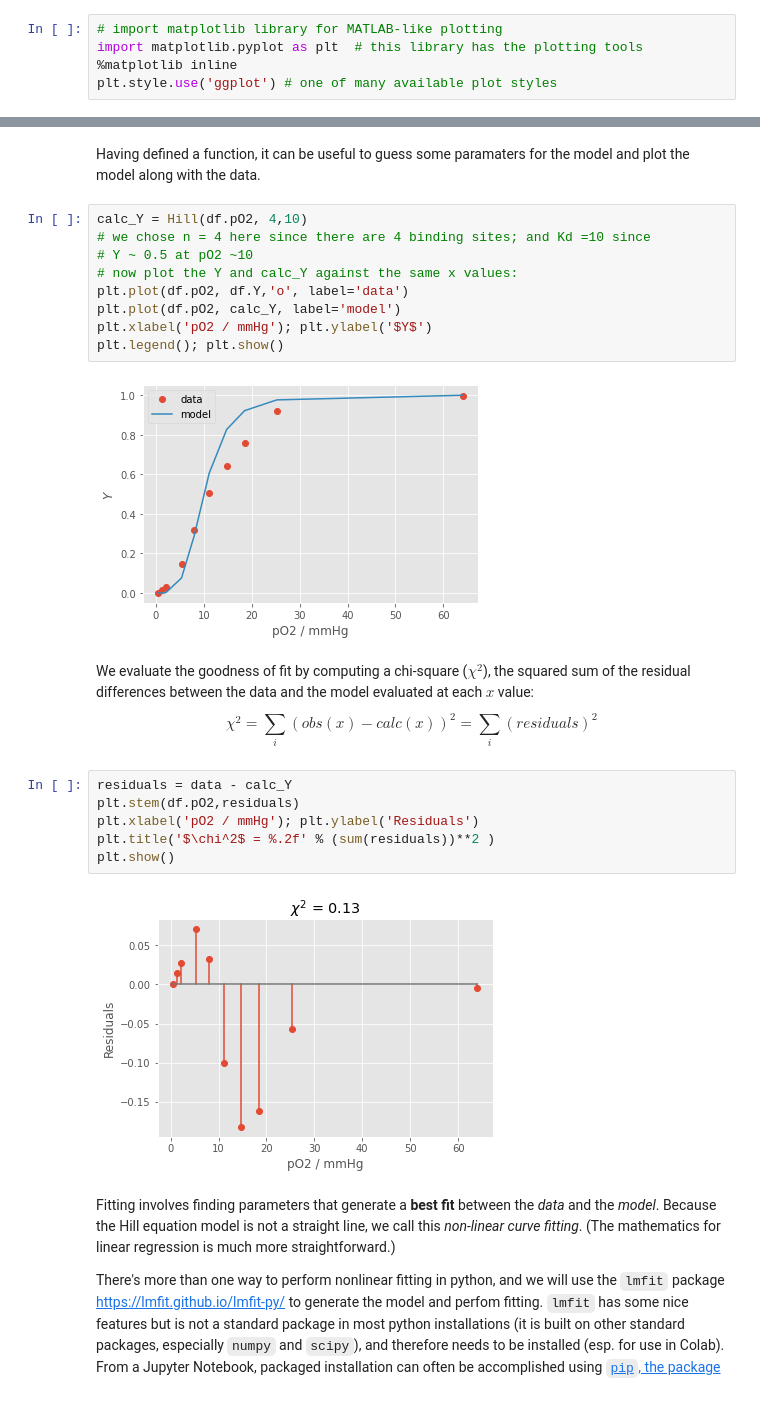
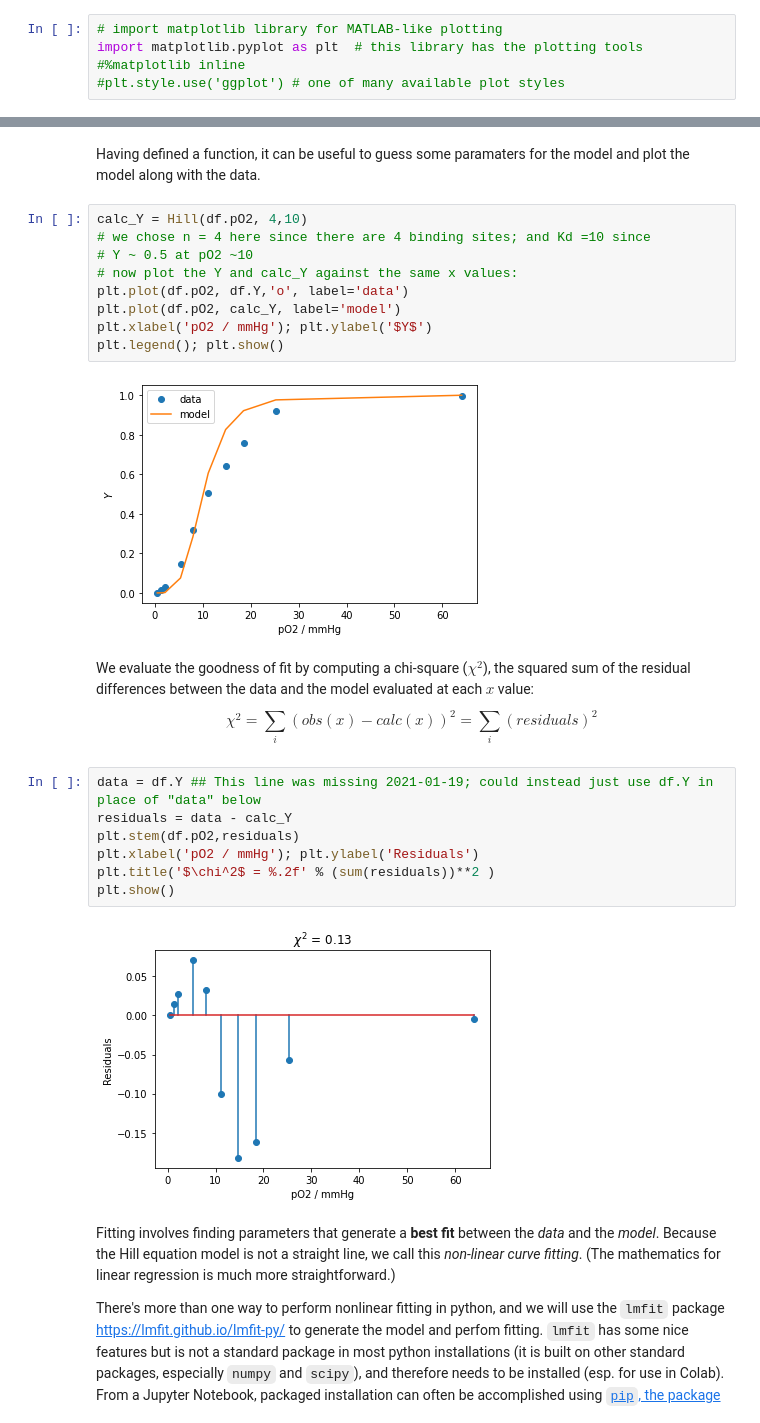
Before and after one commit to mpfoster/Biochem6765, a Jupyter notebook: Intro_fitting_python_6765_sp21.ipynb, the cells around one changed output, grey strips where cells are left out. Saved outputs shown, nothing was run; the diff lists cells and outputs as text.

````diff
--- a/Intro_fitting_python_6765_sp21.ipynb
+++ b/Intro_fitting_python_6765_sp21.ipynb
@@ -11,8 +11,8 @@ We will start with a cooperative isotherm of oxygen binding to hemoglobin. The d
 # %%
 # import matplotlib library for MATLAB-like plotting
 import matplotlib.pyplot as plt  # this library has the plotting tools
-%matplotlib inline
-plt.style.use('ggplot') # one of many available plot styles
+#%matplotlib inline
+#plt.style.use('ggplot') # one of many available plot styles
 # %% [markdown]
 We will read in the data using the `pandas` package, https://pandas.pydata.org/. Pandas simplifies loading tabular data into a "data frame"; basically a table with rows and columns. For this example, we will load a `.csv` (comma-separated-values) file that looks like this:
 ```
@@ -99,18 +97,19 @@ plt.plot(df.pO2, calc_Y, label='model')
 plt.xlabel('pO2 / mmHg'); plt.ylabel('$Y$')
 plt.legend(); plt.show()
 # %% [output]
-[figure, old version]
+[figure, new version]
 # %% [markdown]
 We evaluate the goodness of fit by computing a chi-square ($\chi^2$), the squared sum of the residual differences between the data and the model evaluated at each $x$ value:
 $$\chi^2 =  \sum_i\left(obs(x)-calc(x)\right)^2 = \sum_i (residuals)^2$$
 # %%
+data = df.Y ## This line was missing 2021-01-19; could instead just use df.Y in place of "data" below
 residuals = data - calc_Y
 plt.stem(df.pO2,residuals)
 plt.xlabel('pO2 / mmHg'); plt.ylabel('Residuals')
 plt.title('$\chi^2$ = %.2f' % (sum(residuals))**2 )
 plt.show()
 # %% [output]
-[figure, old version]
+[figure, new version]
 # %% [markdown]
 Fitting involves finding parameters that generate a **best fit** between the _data_ and the _model_. Because the Hill equation model is not a straight line, we call this _non-linear curve fitting_. (The mathematics for linear regression is much more straightforward.)
 
````
Also changed, not shown: parts of 4 cells of this notebook.
